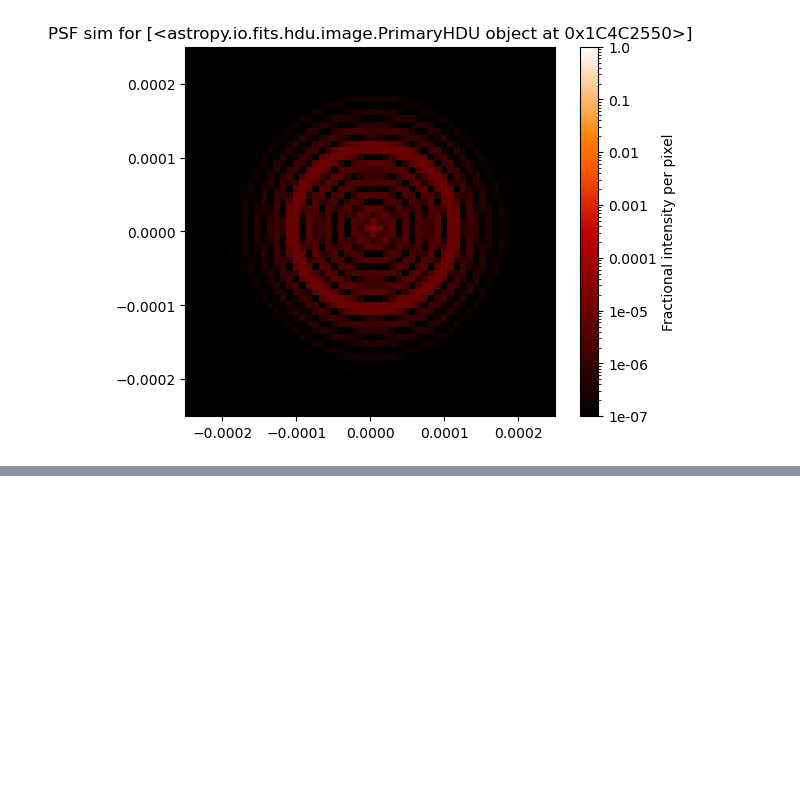
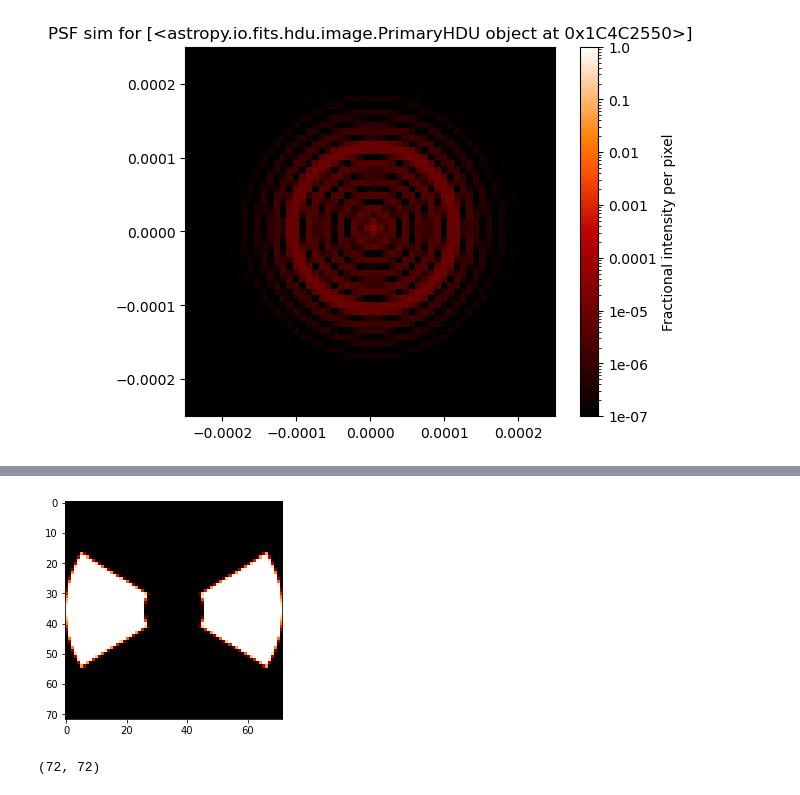
Before and after one commit to Jashcraf/comprehensive-exam, a Jupyter notebook: ComprehensiveSims.ipynb, the cells around one changed output, grey strips where cells are left out. Saved outputs shown, nothing was run; the diff lists cells and outputs as text; code cells hidden in the pictures; blank space fills up the shorter version.

```diff
--- a/ComprehensiveSims.ipynb
+++ b/ComprehensiveSims.ipynb
@@ -76,0 +115,13 @@ psf
+# %%
+pth = 'webbpsf-data-0.9.0/webbpsf-data/CGI/optics/CHARSPC_FPM_25WA90_2x65deg_-_FP1res4_evensamp_D072_F890.fits.gz'
+spcfpm = fits.getdata(pth).astype(float)
+fig = plt.figure()
+fig.set_facecolor('white')
+plt.imshow(spcfpm,interpolation='none')
+plt.show()
+# %% [output]
+[figure, added]
+# %%
+spcfpm.shape
+# %% [output]
+(72, 72)
```
Also changed, not shown: parts of 6 cells of this notebook.
